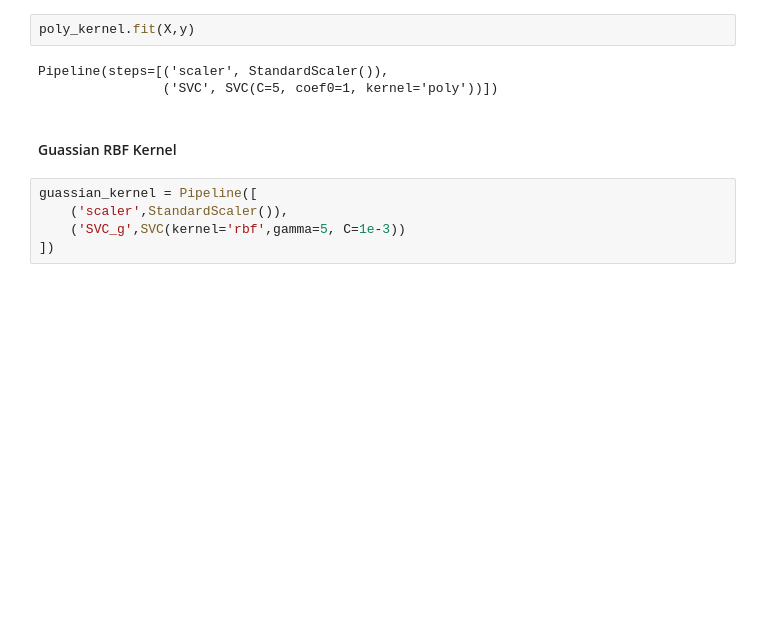
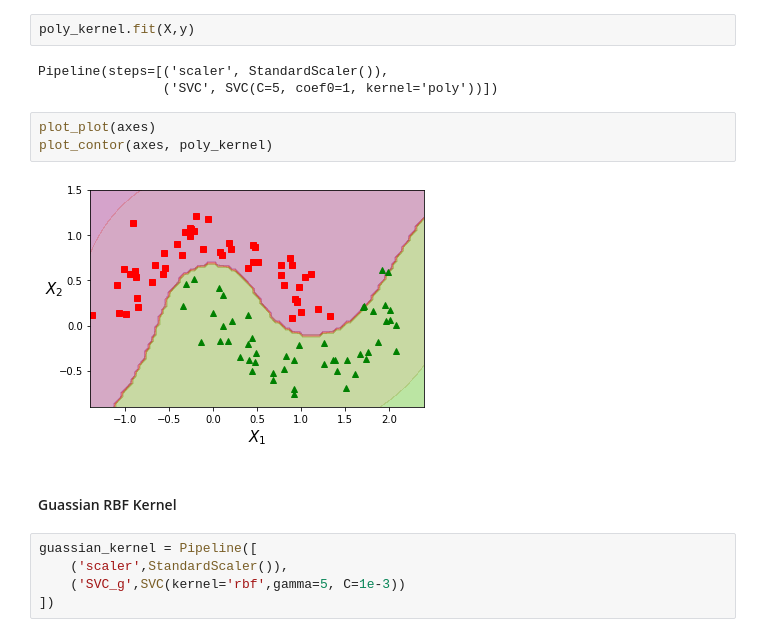
Before and after one commit to arunmozhidevan/Hands-on, a Jupyter notebook: Nonlinear SVM.ipynb, the cells around one changed output. Drawn from its saved outputs; the diff is of its cells as text; blank space fills up the shorter version.

```diff
--- a/Nonlinear SVM.ipynb
+++ b/Nonlinear SVM.ipynb
@@ -42,6 +71,11 @@ poly_kernel.fit(X,y)
 # %% [output]
 Pipeline(steps=[('scaler', StandardScaler()),
                 ('SVC', SVC(C=5, coef0=1, kernel='poly'))])
+# %%
+plot_plot(axes)
+plot_contor(axes, poly_kernel)
+# %% [output]
+[figure, added]
 # %% [markdown]
 #### Guassian RBF Kernel
 # %%
```
Also changed, not shown: parts of 11 cells of this notebook.
